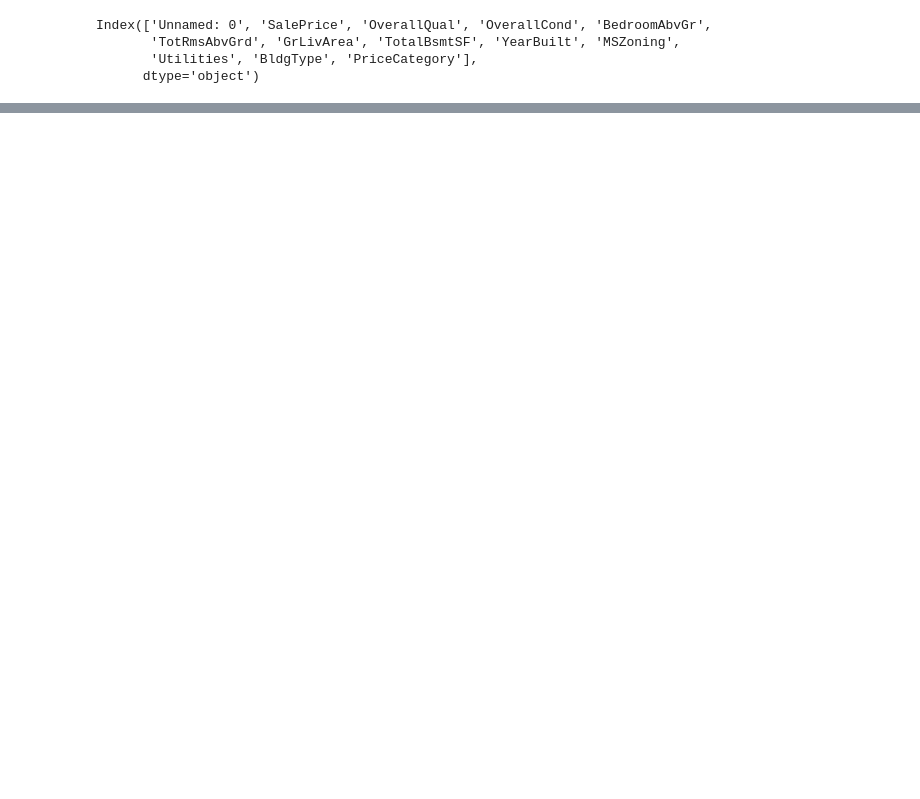
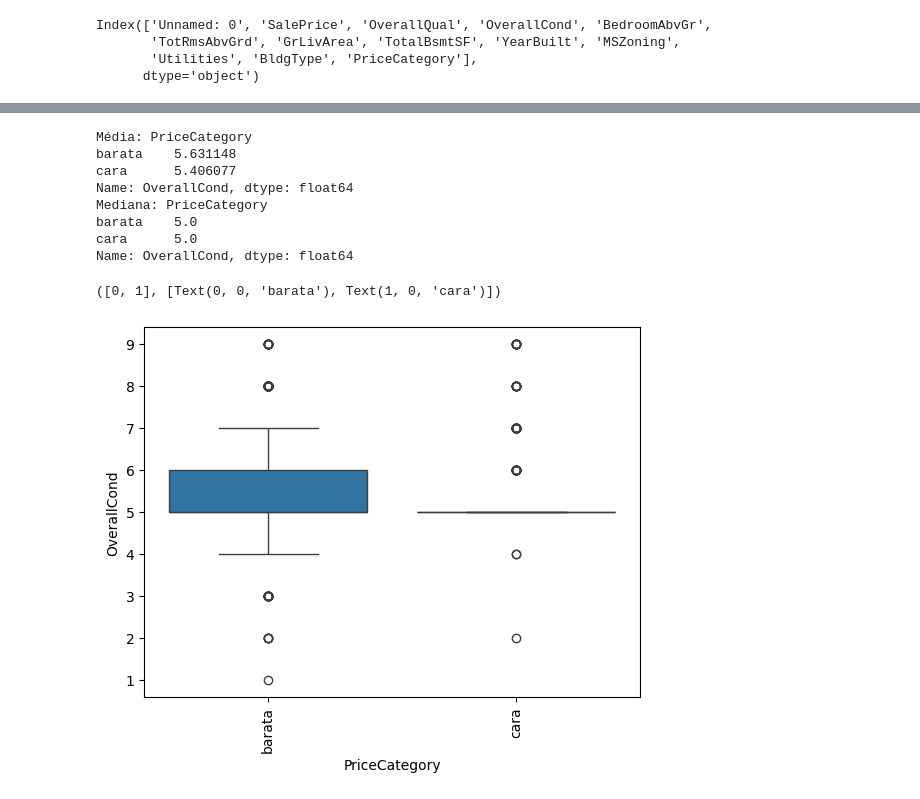
Before and after one commit to racrijoli/statistics, a Jupyter notebook: descriptive statistics module/exercise book.ipynb, the cells around one changed output, grey strips where cells are left out. Saved outputs shown, nothing was run; the diff lists cells and outputs as text; code cells hidden in the pictures; blank space fills up the shorter version.

```diff
--- a/descriptive statistics module/exercise book.ipynb
+++ b/descriptive statistics module/exercise book.ipynb
@@ -103,0 +122,18 @@ Index(['Unnamed: 0', 'SalePrice', 'OverallQual', 'OverallCond', 'BedroomAbvGr',
+# %%
+fig = sns.boxplot(x = "PriceCategory", y = "OverallCond", data = df)
+
+print('Média:', df.groupby('PriceCategory')['OverallCond'].mean())
+print('Mediana:', df.groupby('PriceCategory')['OverallCond'].median())
+
+plt.xticks(rotation = 90)
+# %% [output]
+Média: PriceCategory
+barata    5.631148
+cara      5.406077
+Name: OverallCond, dtype: float64
+Mediana: PriceCategory
+barata    5.0
+cara      5.0
+Name: OverallCond, dtype: float64
+([0, 1], [Text(0, 0, 'barata'), Text(1, 0, 'cara')])
+[figure, added]
```
Also changed, not shown: parts of 1 cell of this notebook.
